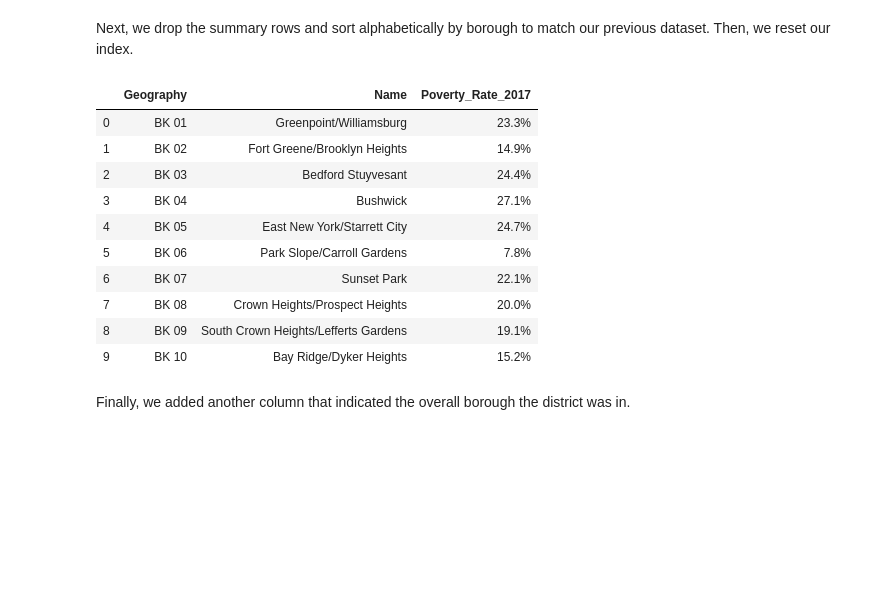
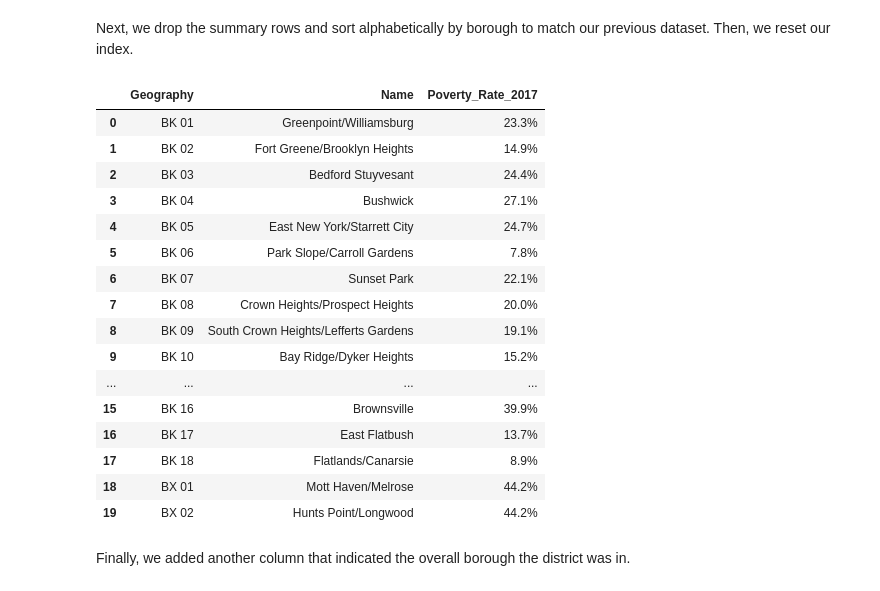
Before and after one commit to cailtyn-caj96/info-2950, a Jupyter notebook: finalproject.ipynb, the cells around one changed output. Cells and saved outputs as stored; diff of their text form; code cells hidden in the pictures; blank space fills up the shorter version.

```diff
--- a/finalproject.ipynb
+++ b/finalproject.ipynb
@@ -319,24 +327,30 @@ Next, we drop the summary rows and sort alphabetically by borough to match our p
 # %%
 poverty = poverty.iloc[6:]
 
 poverty = poverty.sort_values('Geography')
 
 poverty.reset_index(inplace=True)
 
 poverty = poverty.drop(columns=['index', 'Level'])
-display(poverty[0:10])
+display(poverty[0:20])
 # %% [output]
 |  | Geography | Name | Poverty_Rate_2017 |
 | 0 | BK 01 | Greenpoint/Williamsburg | 23.3% |
 | 1 | BK 02 | Fort Greene/Brooklyn Heights | 14.9% |
 | 2 | BK 03 | Bedford Stuyvesant | 24.4% |
 | 3 | BK 04 | Bushwick | 27.1% |
 | 4 | BK 05 | East New York/Starrett City | 24.7% |
 | 5 | BK 06 | Park Slope/Carroll Gardens | 7.8% |
 | 6 | BK 07 | Sunset Park | 22.1% |
 | 7 | BK 08 | Crown Heights/Prospect Heights | 20.0% |
 | 8 | BK 09 | South Crown Heights/Lefferts Gardens | 19.1% |
 | 9 | BK 10 | Bay Ridge/Dyker Heights | 15.2% |
+| ... | ... | ... | ... |
+| 15 | BK 16 | Brownsville | 39.9% |
+| 16 | BK 17 | East Flatbush | 13.7% |
+| 17 | BK 18 | Flatlands/Canarsie | 8.9% |
+| 18 | BX 01 | Mott Haven/Melrose | 44.2% |
+| 19 | BX 02 | Hunts Point/Longwood | 44.2% |
 # %% [markdown]
 Finally, we added another column that indicated the overall borough the district was in.
 # %%
```
Also changed, not shown: parts of 31 cells of this notebook, 1 other file.
